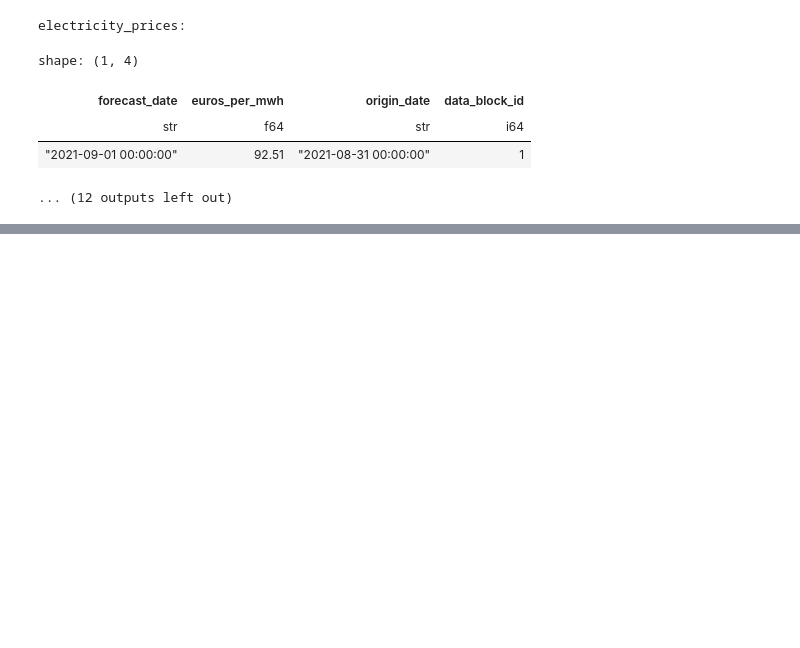
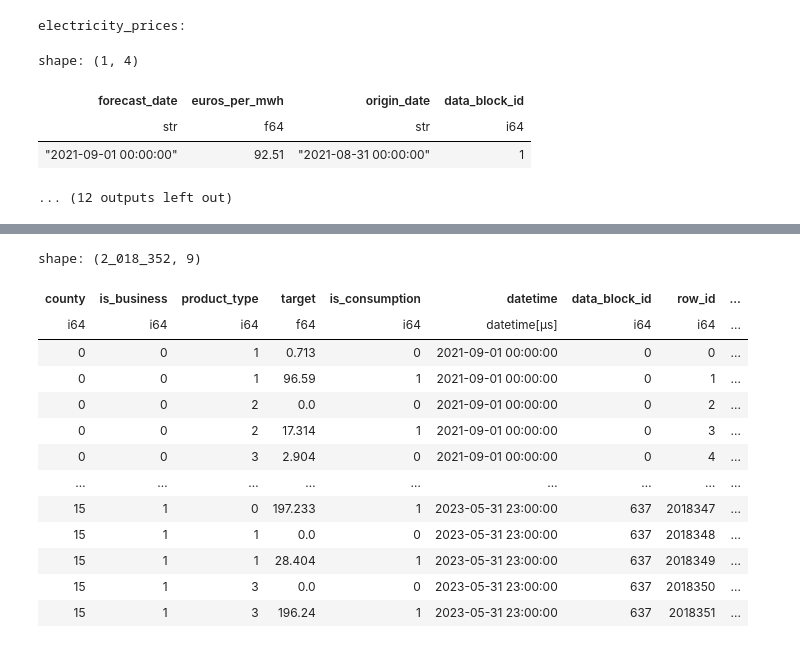
Before and after one commit to pabbuen/TFG-ProduccionElectrica, a Jupyter notebook: codigo/notebooks/preprocessing.ipynb, the cells around one changed output, grey strips where cells are left out. Drawn from its saved outputs; the diff is of its cells as text; code cells hidden in the pictures; blank space fills up the shorter version.

```diff
--- a/codigo/notebooks/preprocessing.ipynb
+++ b/codigo/notebooks/preprocessing.ipynb
@@ -222,0 +348,23 @@ shape: (1, 4)
+# %%
+result = dfs["train"].with_columns(
+    pl.col("datetime").str.strptime(
+        pl.Datetime, "%Y-%m-%d %H:%M:%S"
+    )
+)
+# %%
+result
+# %% [output]
+shape: (2_018_352, 9)
+| county | is_business | product_type | target | is_consumption | datetime | data_block_id | row_id | ... |
+| i64 | i64 | i64 | f64 | i64 | datetime[μs] | i64 | i64 | ... |
+| 0 | 0 | 1 | 0.713 | 0 | 2021-09-01 00:00:00 | 0 | 0 | ... |
+| 0 | 0 | 1 | 96.59 | 1 | 2021-09-01 00:00:00 | 0 | 1 | ... |
+| 0 | 0 | 2 | 0.0 | 0 | 2021-09-01 00:00:00 | 0 | 2 | ... |
+| 0 | 0 | 2 | 17.314 | 1 | 2021-09-01 00:00:00 | 0 | 3 | ... |
+| 0 | 0 | 3 | 2.904 | 0 | 2021-09-01 00:00:00 | 0 | 4 | ... |
+| … | … | … | … | … | … | … | … | ... |
+| 15 | 1 | 0 | 197.233 | 1 | 2023-05-31 23:00:00 | 637 | 2018347 | ... |
+| 15 | 1 | 1 | 0.0 | 0 | 2023-05-31 23:00:00 | 637 | 2018348 | ... |
+| 15 | 1 | 1 | 28.404 | 1 | 2023-05-31 23:00:00 | 637 | 2018349 | ... |
+| 15 | 1 | 3 | 0.0 | 0 | 2023-05-31 23:00:00 | 637 | 2018350 | ... |
+| 15 | 1 | 3 | 196.24 | 1 | 2023-05-31 23:00:00 | 637 | 2018351 | ... |
```
Also changed, not shown: parts of 6 cells of this notebook, 4 other files.
